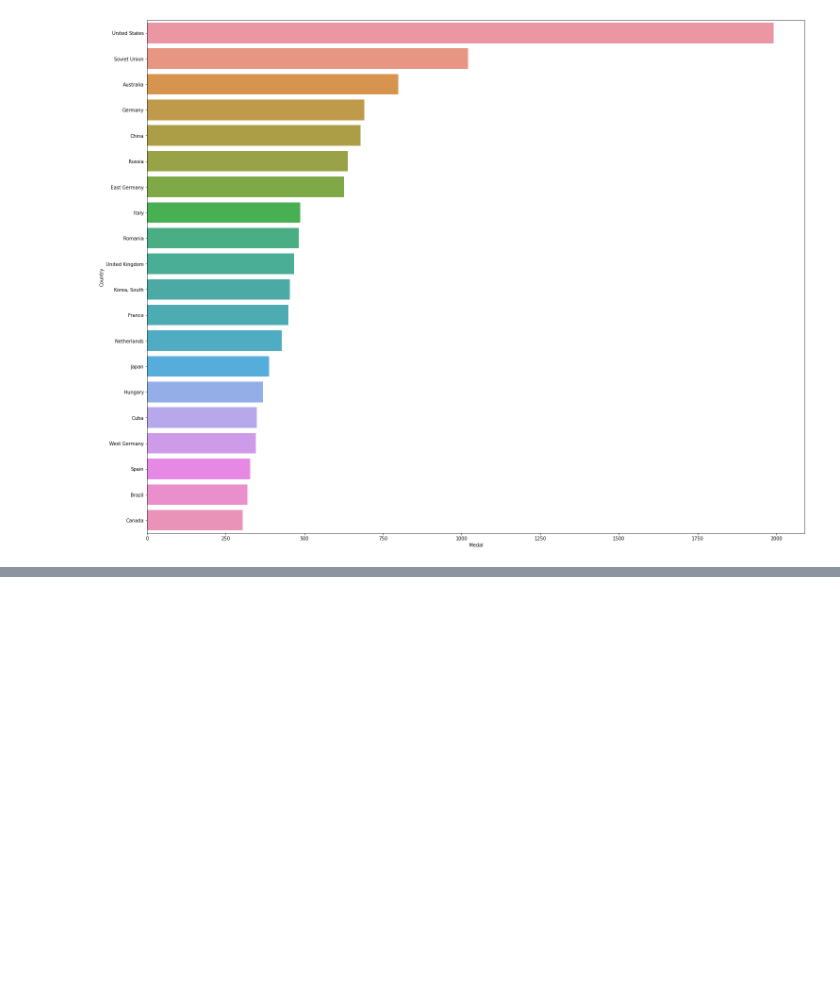
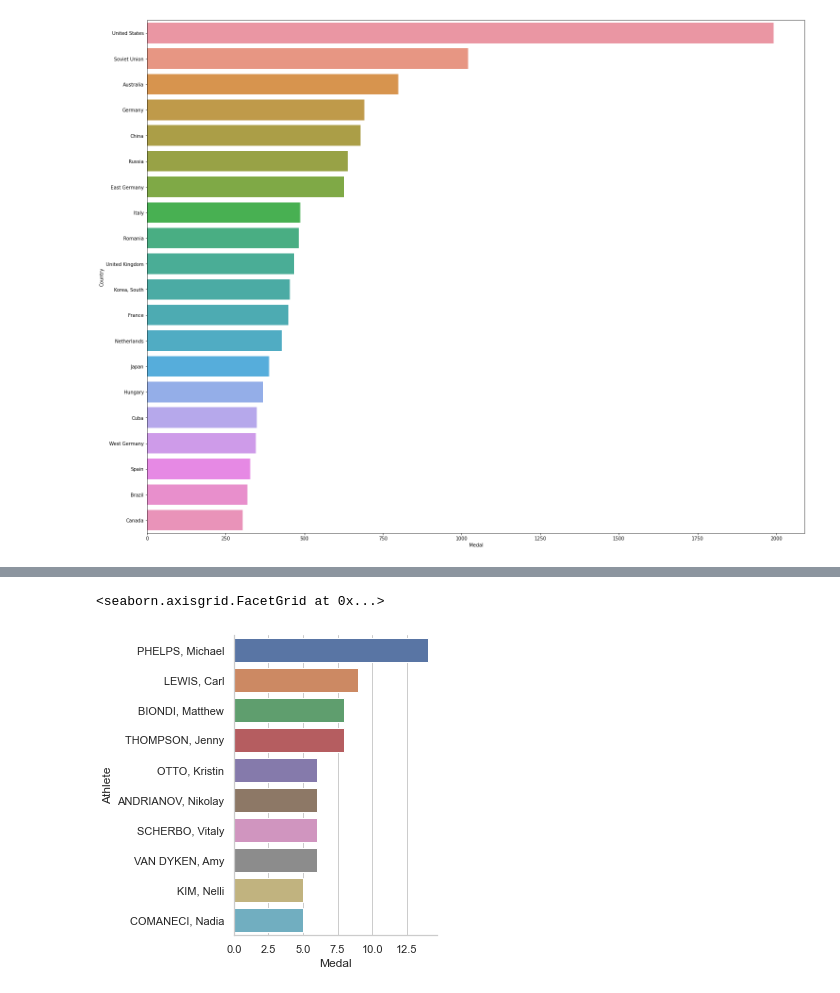
Before and after one commit to liyaSileshi/Summer-Olympics, a Jupyter notebook: notebooks/olympics.ipynb, the cells around one changed output, grey strips where cells are left out. Drawn from its saved outputs; the diff is of its cells as text; code cells hidden in the pictures; blank space fills up the shorter version.

```diff
--- a/notebooks/olympics.ipynb
+++ b/notebooks/olympics.ipynb
@@ -74,0 +92,4 @@ sns.barplot(x = top20.Medal, y = top20.Country)
+# %%
+#filter dataframe only gold medalists
+gold = df[df.Medal == 'Gold']
+gold.head()
@@ -74,0 +120,7 @@ sns.barplot(x = top20.Medal, y = top20.Country)
+# %%
+#change to a dataframe
+gold_df = pd.DataFrame(gold.groupby(['Athlete','Country'])['Medal'].count().sort_values(ascending = False)).reset_index()
+# %%
+#obtain top 10
+gold_df = gold_df.iloc[:10]
+gold_df
@@ -74,0 +139,9 @@ sns.barplot(x = top20.Medal, y = top20.Country)
+# %%
+# figsize(width, height)
+# plt.subplots(figsize=(20, 10))
+# sns.barplot(x = gold_df.Medal, y = gold_df.Athlete)
+# sns.set(style="whitegrid")
+sns.factorplot(x = 'Medal', y = 'Athlete', data = gold_df, kind = 'bar')
+# %% [output]
+<seaborn.axisgrid.FacetGrid at 0x...>
+[figure, added]
```
Also changed, not shown: parts of 6 cells of this notebook.
